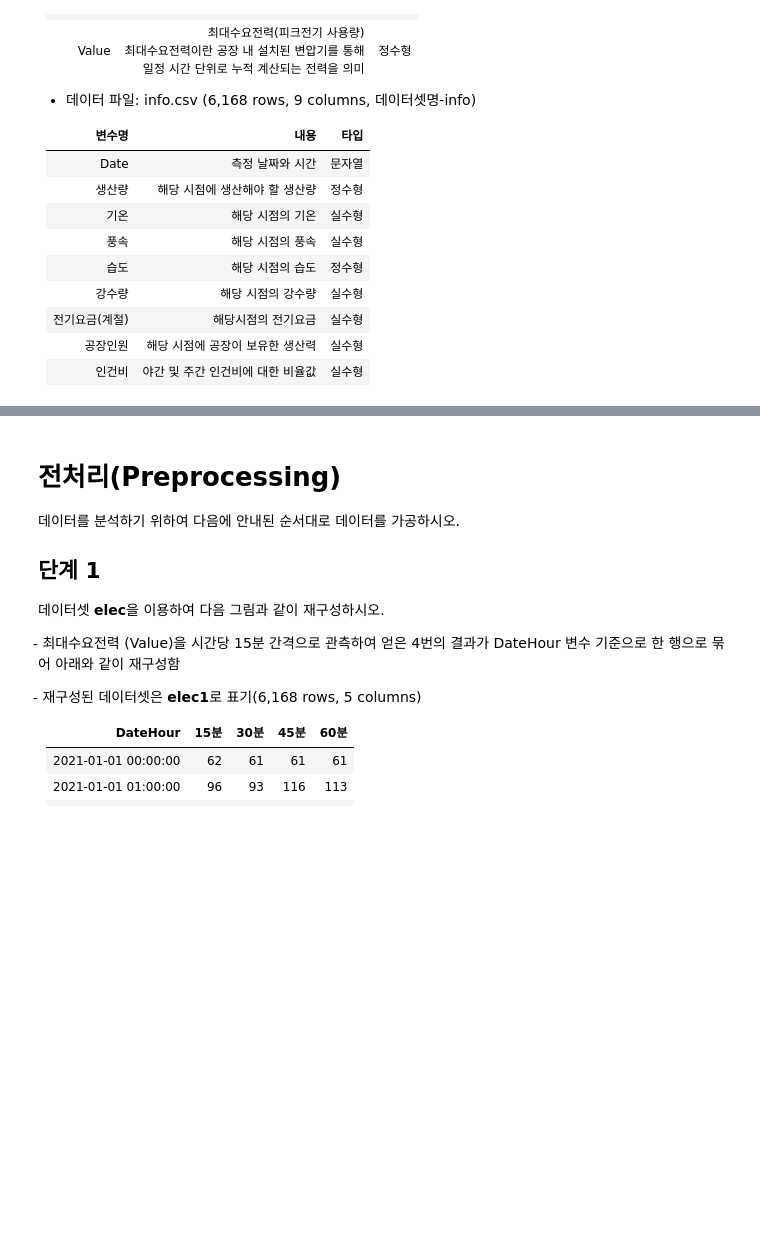
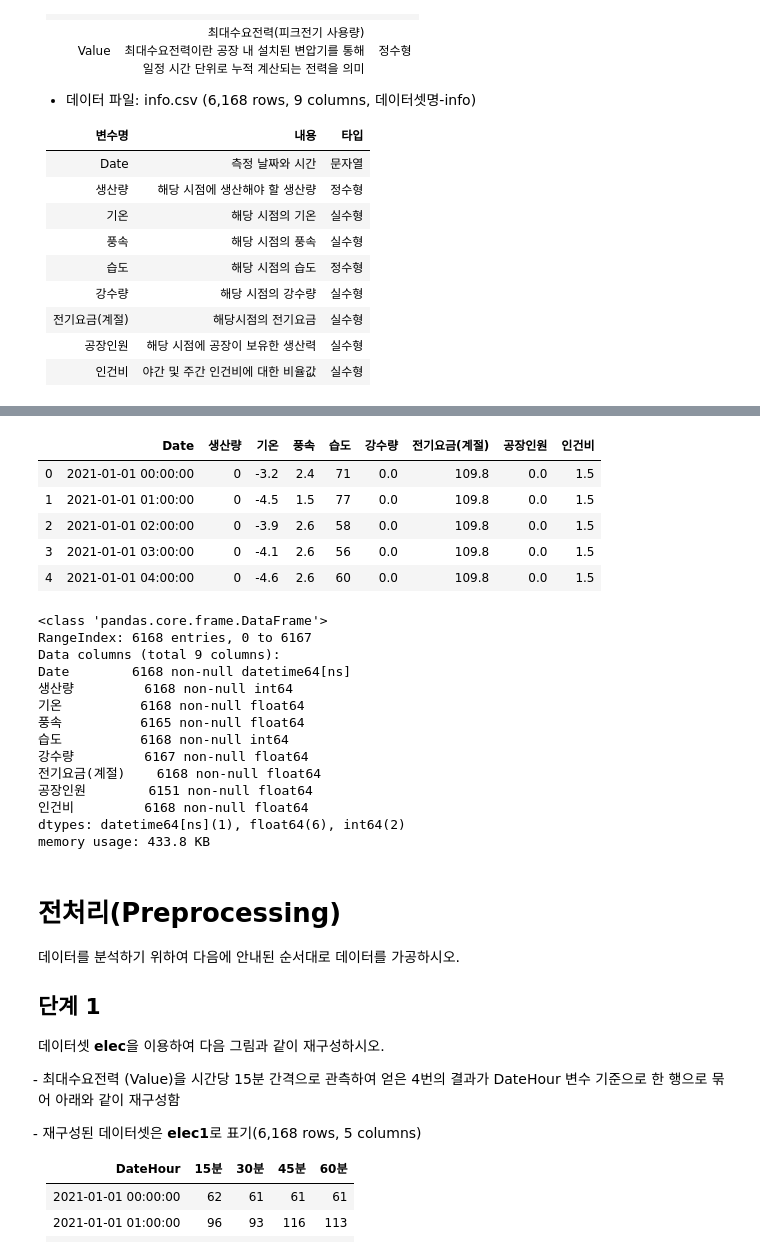
Before and after one commit to sunkusun9/DS_lv3_2604_2, a Jupyter notebook: sec_ds_lv3_prob3_prob.ipynb, the cells around one changed output, grey strips where cells are left out. Cells and saved outputs as stored; diff of their text form; code cells hidden in the pictures; blank space fills up the shorter version.

```diff
--- a/sec_ds_lv3_prob3_prob.ipynb
+++ b/sec_ds_lv3_prob3_prob.ipynb
@@ -95,3 +120,29 @@ mpl.rcParams['axes.unicode_minus'] = False
+# %%
+df_info = pd.read_csv('info.csv')
+df_info['Date'] = pd.to_datetime(df_info['Date'])
+display(df_info.head())
+df_info.info()
+# %% [output]
+|  | Date | 생산량 | 기온 | 풍속 | 습도 | 강수량 | 전기요금(계절) | 공장인원 | 인건비 |
+| 0 | 2021-01-01 00:00:00 | 0 | -3.2 | 2.4 | 71 | 0.0 | 109.8 | 0.0 | 1.5 |
+| 1 | 2021-01-01 01:00:00 | 0 | -4.5 | 1.5 | 77 | 0.0 | 109.8 | 0.0 | 1.5 |
+| 2 | 2021-01-01 02:00:00 | 0 | -3.9 | 2.6 | 58 | 0.0 | 109.8 | 0.0 | 1.5 |
+| 3 | 2021-01-01 03:00:00 | 0 | -4.1 | 2.6 | 56 | 0.0 | 109.8 | 0.0 | 1.5 |
+| 4 | 2021-01-01 04:00:00 | 0 | -4.6 | 2.6 | 60 | 0.0 | 109.8 | 0.0 | 1.5 |
+<class 'pandas.core.frame.DataFrame'>
+RangeIndex: 6168 entries, 0 to 6167
+Data columns (total 9 columns):
+Date        6168 non-null datetime64[ns]
+생산량         6168 non-null int64
+기온          6168 non-null float64
+풍속          6165 non-null float64
+습도          6168 non-null int64
+강수량         6167 non-null float64
+전기요금(계절)    6168 non-null float64
+공장인원        6151 non-null float64
+인건비         6168 non-null float64
+dtypes: datetime64[ns](1), float64(6), int64(2)
+memory usage: 433.8 KB
 # %% [markdown]
 # 전처리(Preprocessing)
 
```
Also changed, not shown: parts of 13 cells of this notebook.
